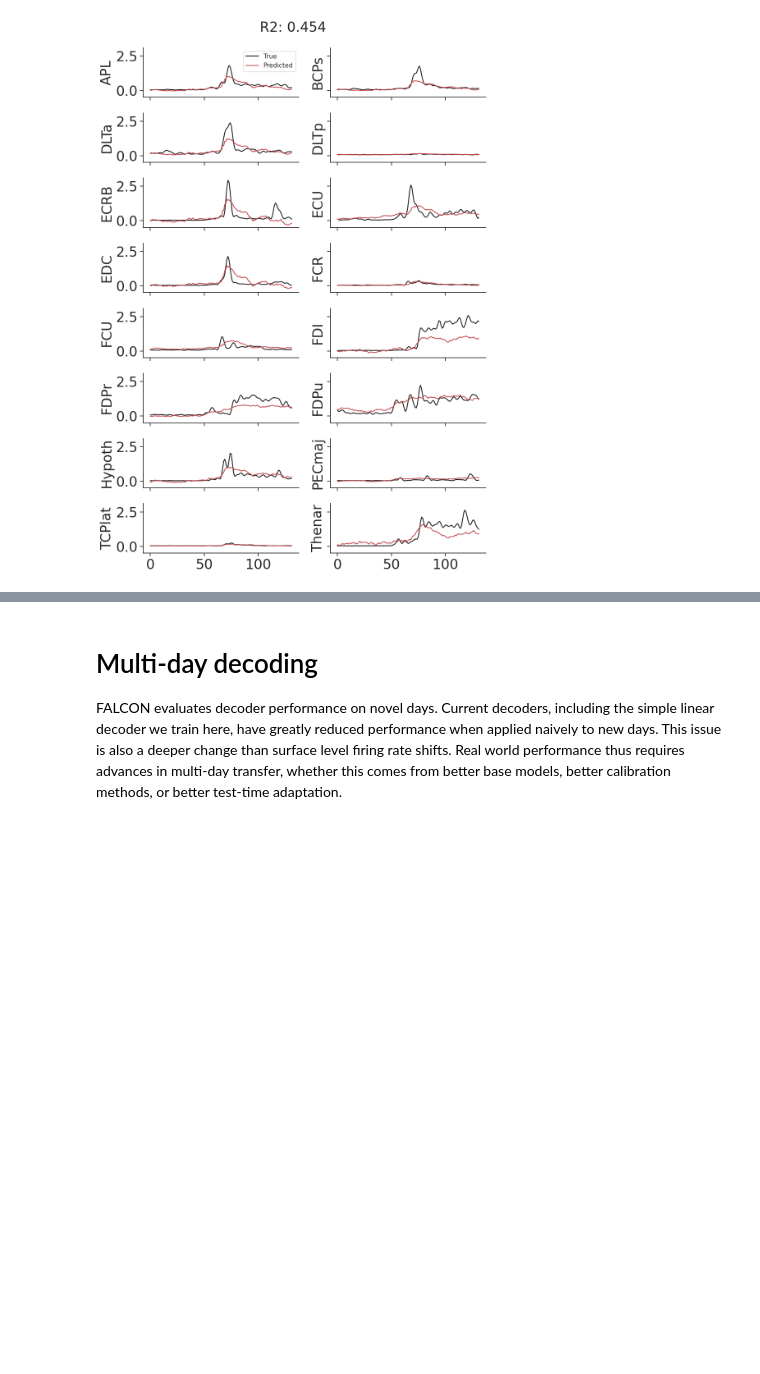
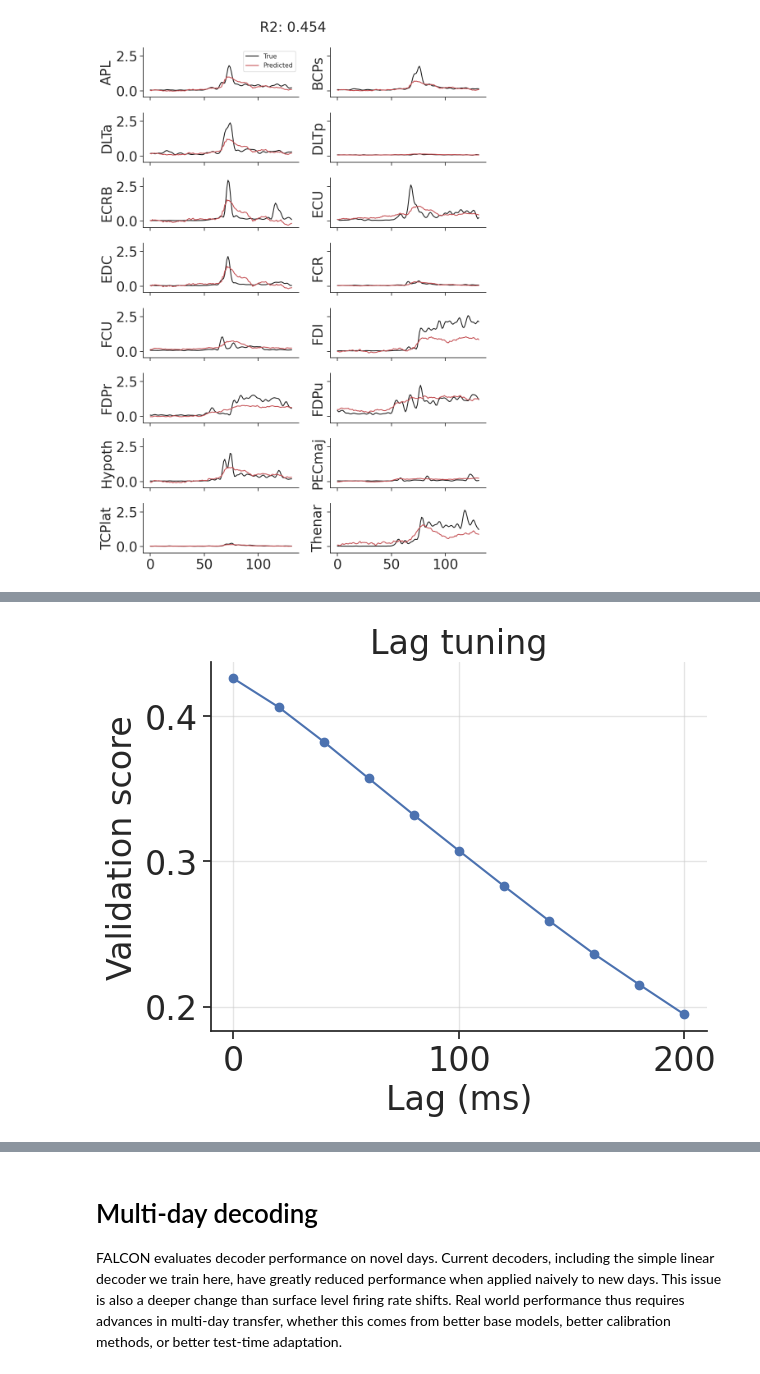
Before and after one commit to snel-repo/falcon-challenge, a Jupyter notebook: data_demos/m1.ipynb, the cells around one changed output, grey strips where cells are left out. Cells and saved outputs as stored; diff of their text form; code cells hidden in the pictures; blank space fills up the shorter version.

Commit message:
refactor decoding m1

```diff
--- a/data_demos/m1.ipynb
+++ b/data_demos/m1.ipynb
@@ -406,0 +402,35 @@ plt.show()
+# %%
+# checking if neural-behavioral lag improves decoding performance
+
+lag_ms = [0, 20, 40, 60, 80, 100, 120, 140, 160, 180, 200]
+lag_scores = []
+
+for lm in lag_ms:
+    lag_bins = int(lm / 20)
+    lag_neural_train, lag_behavior_train = apply_neural_behavioral_lag(
+        zscore_data(smoothed_spikes_train),
+        emg_train,
+        lag_bins
+    )
+    lag_neural_valid, lag_behavior_valid = apply_neural_behavioral_lag(
+        zscore_data(smoothed_spikes_valid),
+        emg_valid,
+        lag_bins
+    )
+    valid_score, _ = fit_and_eval_decoder(
+        lag_neural_train,
+        lag_behavior_train,
+        lag_neural_valid,
+        lag_behavior_valid,
+        return_preds=False
+    )
+    lag_scores.append(valid_score)
+
+plt.figure()
+plt.plot(lag_ms, lag_scores, marker='o')
+plt.xlabel('Lag (ms)')
+plt.ylabel('Validation score')
+plt.title('Lag tuning')
+plt.grid(alpha=0.5)
+# %% [output]
+[figure, added]
```
Also changed, not shown: parts of 9 cells of this notebook.
